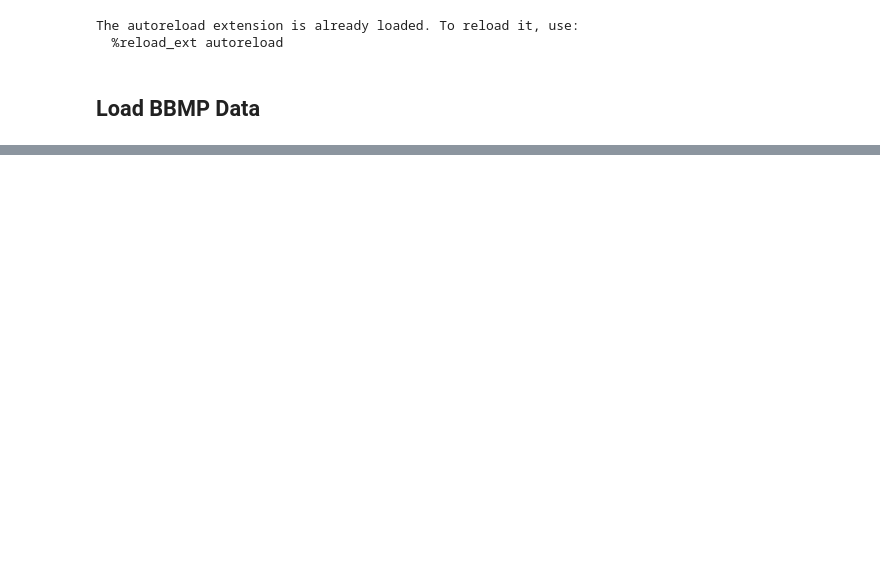
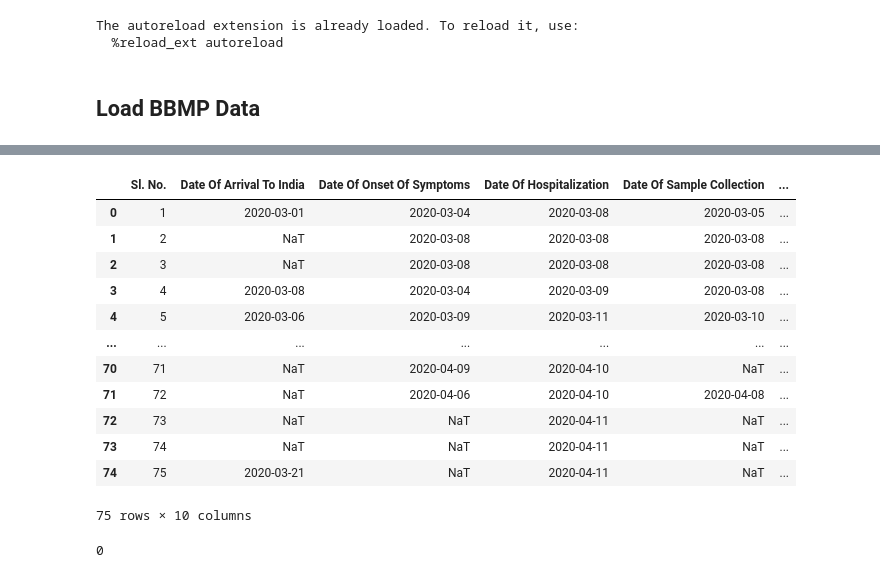
Before and after one commit to WadhwaniAI/covid-modelling, a Jupyter notebook: notebooks/data/[TRY] bbmp_data.ipynb, the cells around one changed output, grey strips where cells are left out. Drawn from its saved outputs; the diff is of its cells as text; code cells hidden in the pictures; blank space fills up the shorter version.

```diff
--- a/notebooks/data/[TRY] bbmp_data.ipynb
+++ b/notebooks/data/[TRY] bbmp_data.ipynb
@@ -63 +114,21 @@ Name: Mobile, Length: 75, dtype: object
+# %%
+df
+# %% [output]
+|  | Sl. No. | Date Of Arrival To India | Date Of Onset Of Symptoms | Date Of Hospitalization | Date Of Sample Collection | ... |
+| 0 | 1 | 2020-03-01 | 2020-03-04 | 2020-03-08 | 2020-03-05 | ... |
+| 1 | 2 | NaT | 2020-03-08 | 2020-03-08 | 2020-03-08 | ... |
+| 2 | 3 | NaT | 2020-03-08 | 2020-03-08 | 2020-03-08 | ... |
+| 3 | 4 | 2020-03-08 | 2020-03-04 | 2020-03-09 | 2020-03-08 | ... |
+| 4 | 5 | 2020-03-06 | 2020-03-09 | 2020-03-11 | 2020-03-10 | ... |
+| ... | ... | ... | ... | ... | ... | ... |
+| 70 | 71 | NaT | 2020-04-09 | 2020-04-10 | NaT | ... |
+| 71 | 72 | NaT | 2020-04-06 | 2020-04-10 | 2020-04-08 | ... |
+| 72 | 73 | NaT | NaT | 2020-04-11 | NaT | ... |
+| 73 | 74 | NaT | NaT | 2020-04-11 | NaT | ... |
+| 74 | 75 | 2020-03-21 | NaT | 2020-04-11 | NaT | ... |
+75 rows × 10 columns
+# %%
+sum(df['Date Of Hospitalization'].isna())
+# %% [output]
+0
 # %%
```
Also changed, not shown: parts of 14 cells of this notebook, 2 other files.
